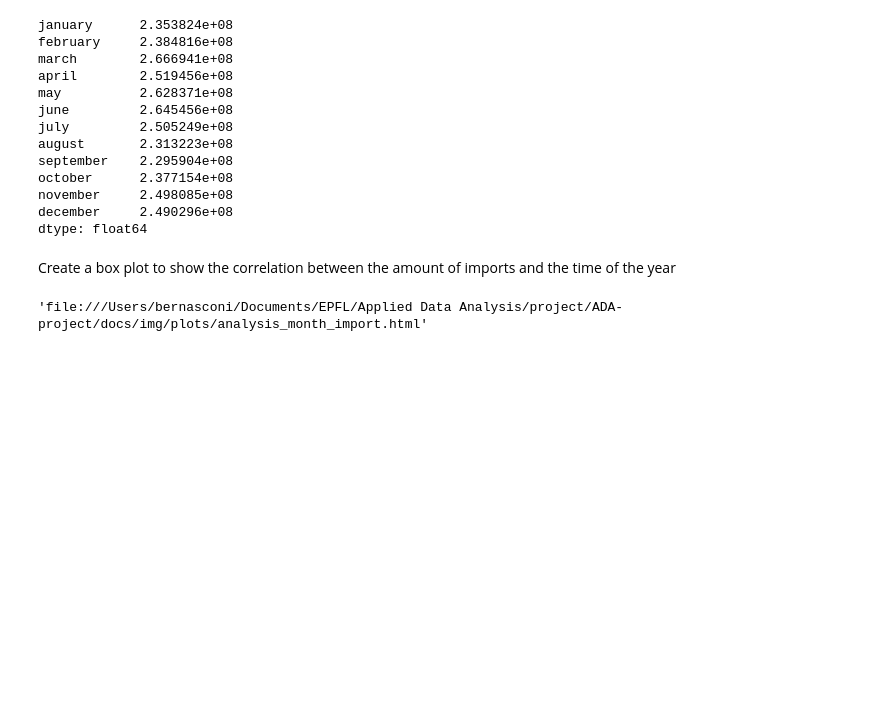
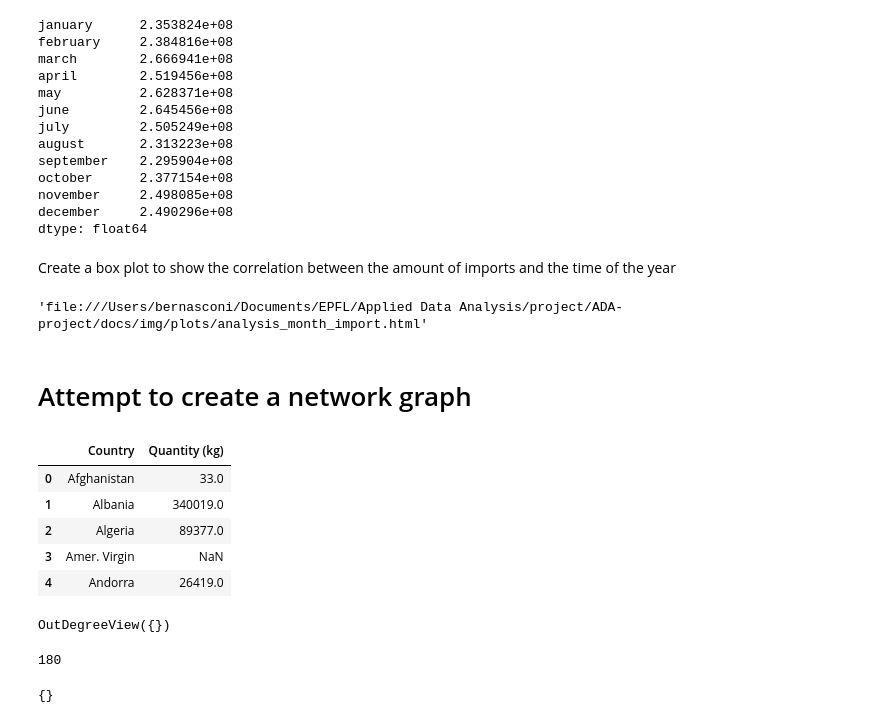
Before and after one commit to MrymZakani/ADA, a Jupyter notebook: map_generator.ipynb, the cells around one changed output. Drawn from its saved outputs; the diff is of its cells as text; code cells hidden in the pictures; blank space fills up the shorter version.

Commit message:
Network graphs

```diff
--- a/map_generator.ipynb
+++ b/map_generator.ipynb
@@ -452,3 +452,24 @@ fig = go.Figure(data=data, layout=layout)
 py.offline.plot(fig, filename='docs/img/plots/analysis_month_import.html')
 # %% [output]
 'file:///Users/bernasconi/Documents/EPFL/Applied Data Analysis/project/ADA-project/docs/img/plots/analysis_month_import.html'
+# %% [markdown]
+# Attempt to create a network graph
+# %%
+#swiss total import of food products (Food, Beverages and Tobacco) in 2017 from the Federal Customs Administration
+imports_partners_db_path = 'data/commercial_partners_import_foodstuffs.xlsx'
+imports_partners_foodstuffs = pd.read_excel(imports_partners_db_path, sheet_name = '04.1.1', header=5)
+#cleaning data
+imports_partners_foodstuffs = imports_partners_foodstuffs.dropna(how='all')
+imports_partners_foodstuffs  = imports_partners_foodstuffs.drop(["Value (CHF)", 'Value +/- %', 'Unnamed: 3', 'Unnamed: 4', 'Unnamed: 5', 'Unnamed: 6'], axis=1)
+imports_partners_foodstuffs = imports_partners_foodstuffs.iloc[1:,]
+imports_partners_foodstuffs = imports_partners_foodstuffs.reset_index()
+imports_partners_foodstuffs = imports_partners_foodstuffs.drop(['level_0'], axis=1)
+imports_partners_foodstuffs.rename(columns={'level_1': 'Country'}, inplace=True)
+imports_partners_foodstuffs.head()
+# %% [output]
+|  | Country | Quantity (kg) |
+| 0 | Afghanistan | 33.0 |
+| 1 | Albania | 340019.0 |
+| 2 | Algeria | 89377.0 |
+| 3 | Amer. Virgin | NaN |
+| 4 | Andorra | 26419.0 |
@@ -454,0 +479,12 @@ py.offline.plot(fig, filename='docs/img/plots/analysis_month_import.html')
+# %%
+#create a graph
+DG = nx.DiGraph()
+for index, country in imports_partners_foodstuffs.iterrows():
+    if math.isnan(country['Quantity (kg)']):
+        DG.add_weighted_edges_from([(country.Country, 'Switzerland', 0)])
+    else:
+        weight = country['Quantity (kg)']
+        DG.add_weighted_edges_from([(country.Country, 'Switzerland', weight)])
+DG.out_degree('Italy')
+# %% [output]
+OutDegreeView({})
@@ -454,0 +493,8 @@ py.offline.plot(fig, filename='docs/img/plots/analysis_month_import.html')
+# %%
+DG.number_of_edges()
+# %% [output]
+180
+# %%
+DG.graph
+# %% [output]
+{}
```
Also changed, not shown: parts of 20 cells of this notebook.
